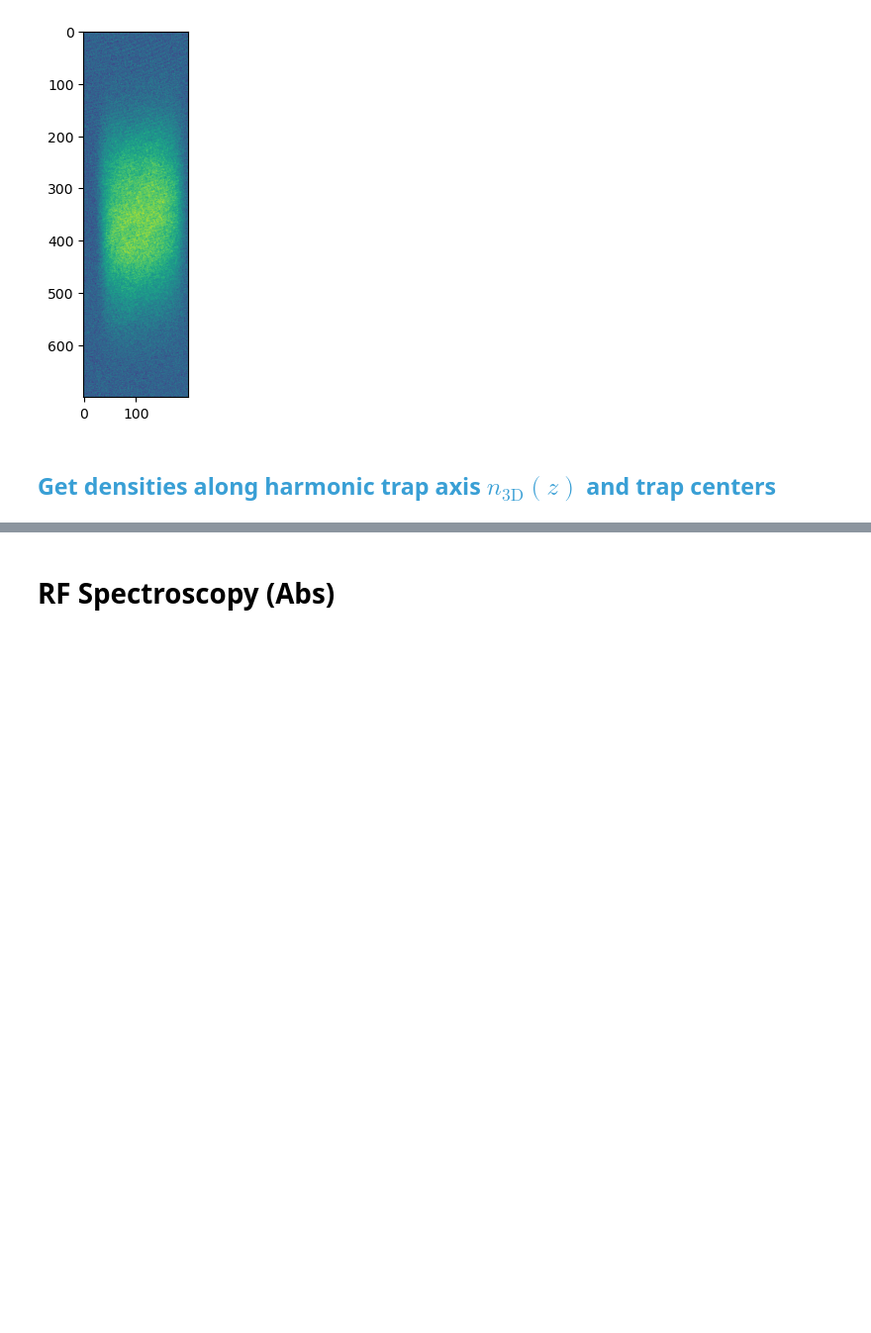
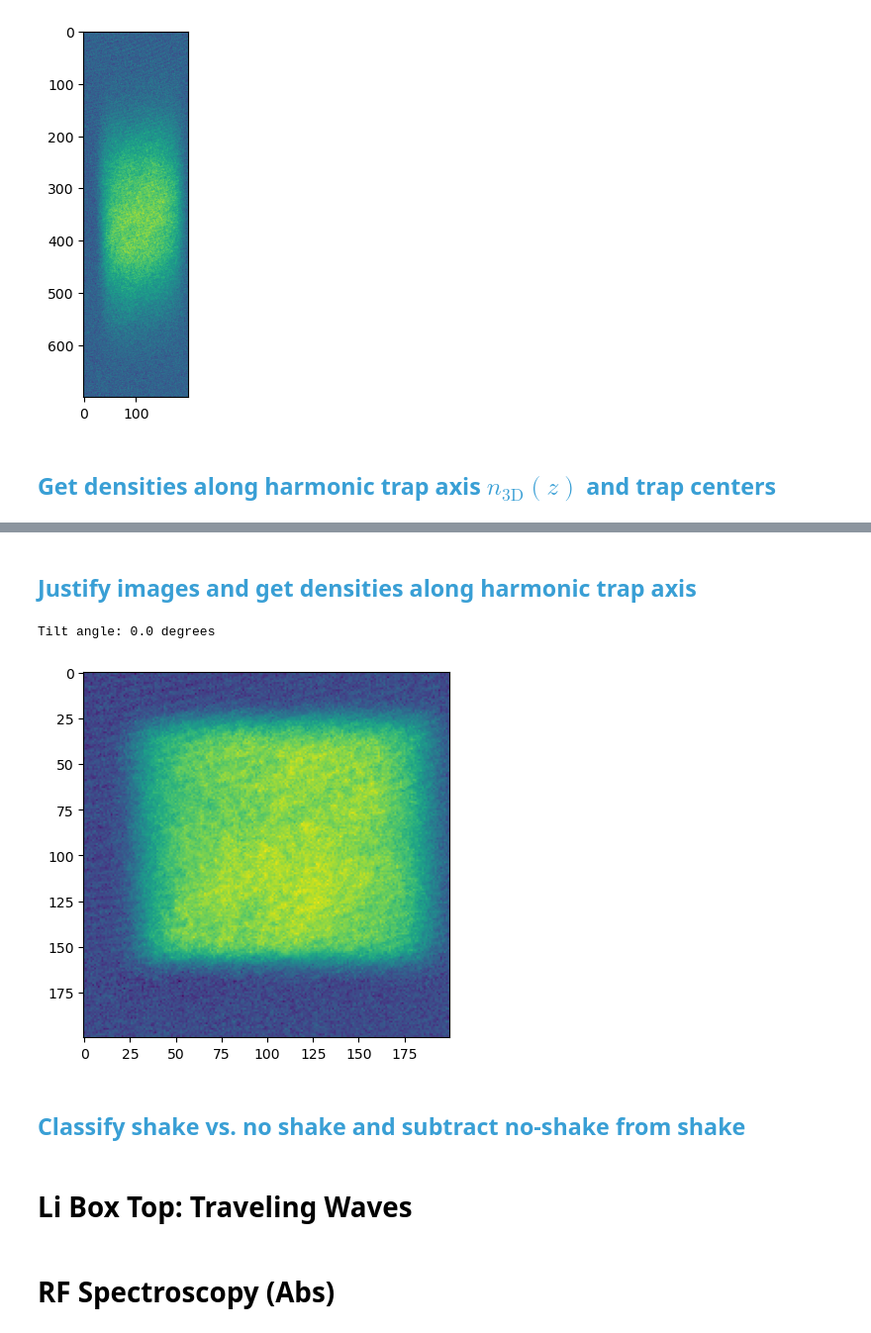
Before and after one commit to huanium/huanium, a Jupyter notebook: MIT_PhD/BEC1/Analysis/BEC1 Calculator.ipynb, the cells around one changed output, grey strips where cells are left out. Shown at 99% size. Saved outputs shown, nothing was run; the diff lists cells and outputs as text; code cells hidden in the pictures; blank space fills up the shorter version.

```diff
--- a/MIT_PhD/BEC1/Analysis/BEC1 Calculator.ipynb
+++ b/MIT_PhD/BEC1/Analysis/BEC1 Calculator.ipynb
@@ -1667,3 +1757,26 @@ data_frame_Hybrid_Top_PR = add_hybrid_harmonic_trap_centers_to_dataframe(data_fr
+# %% [markdown]
+## <font color=#399FD5>Justify images and get densities along harmonic trap axis</font>
+# %%
+# justify imaging by tilting
+box_top_tilt_angle = experiment_parameters_dict_Sound_Scan_PR["Values"]["axicon_tilt_deg"]
+
+data_frame_Sound_Scan_PR = add_justified_column_density_to_dataframe(data_frame_Sound_Scan_PR,
+                                                                     box_top_tilt_angle)
+
+# look at a rotated image:
+plt.imshow(data_frame_Sound_Scan_PR['justified_column_density'][5])
+plt.show()
+
+# add n3d along harmonic axis of hybrid trap to df
+data_frame_Sound_Scan_PR = add_n3d_along_harmonic_axis_to_dataframe(data_frame_Sound_Scan_PR,
+                                                                    experiment_parameters_dict_Sound_Scan_PR)
+# %% [output]
+Tilt angle: 0.0 degrees
+[figure, added]
+# %% [markdown]
+## <font color=#399FD5>Classify shake vs. no shake and subtract no-shake from shake</font>
+# %% [markdown]
+# Li Box Top: Traveling Waves
 # %% [markdown]
 # RF Spectroscopy (Abs)
 # %% [markdown]
```
Also changed, not shown: parts of 19 cells of this notebook, 17 other files.
